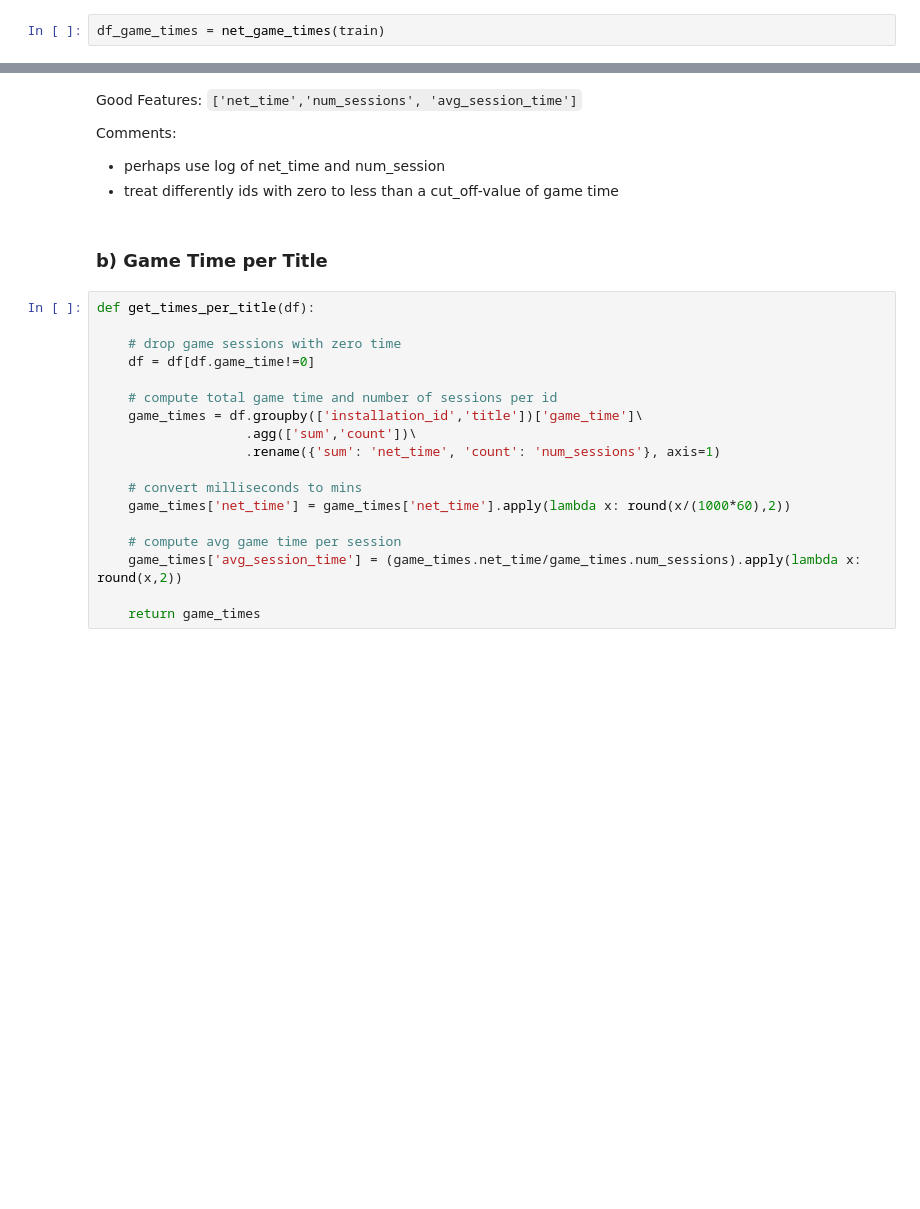
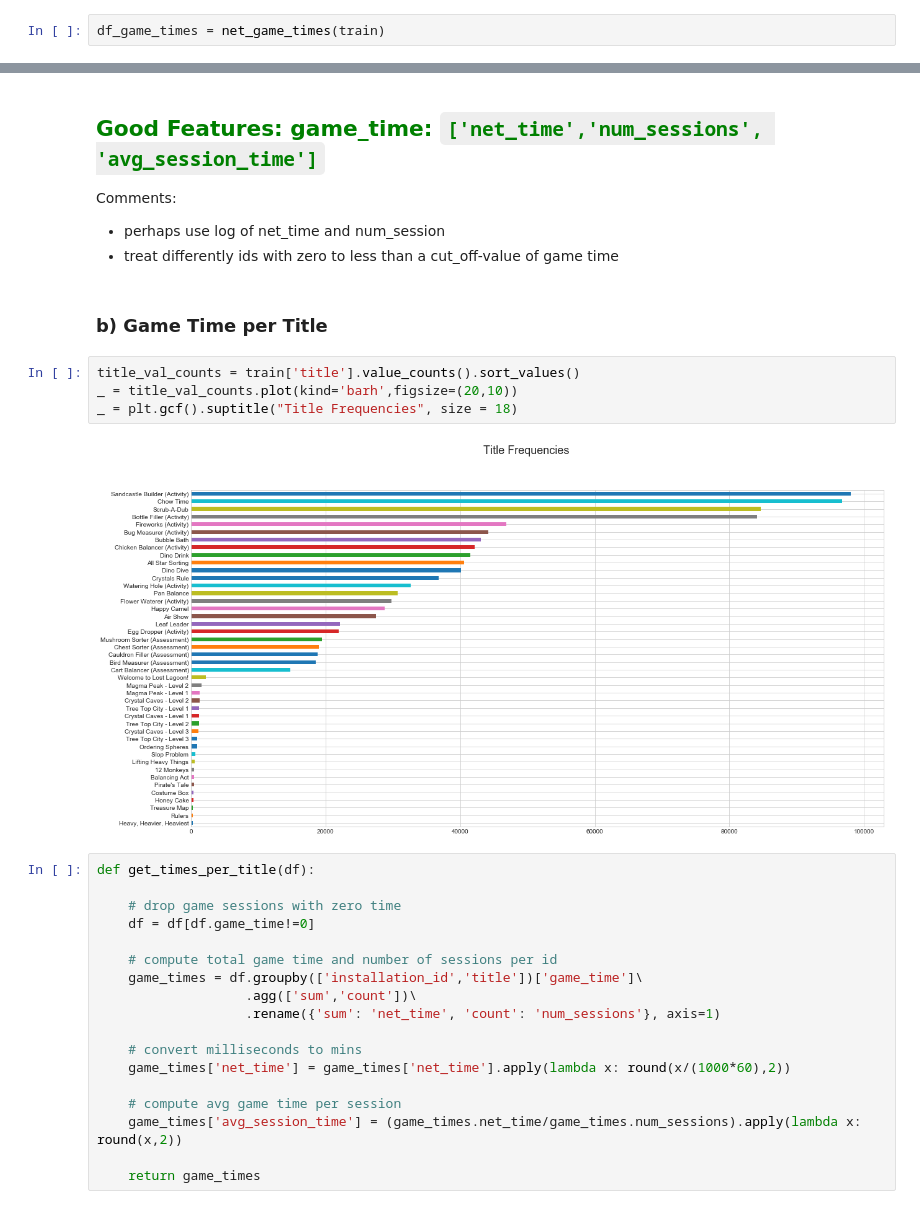
Before and after one commit to sainarenkantipudi/Data-Science, a Jupyter notebook: Projects/Kaggle_DSB/Feature Engineering V1.ipynb, the cells around one changed output, grey strips where cells are left out. Cells and saved outputs as stored; diff of their text form; blank space fills up the shorter version.

````diff
--- a/Projects/Kaggle_DSB/Feature Engineering V1.ipynb
+++ b/Projects/Kaggle_DSB/Feature Engineering V1.ipynb
@@ -182,11 +204,17 @@ _ = plt.ylabel('num_ids', fontsize=18)
 # %% [markdown]
-Good Features: ```['net_time','num_sessions', 'avg_session_time']```
+## <font color='green'> Good Features: game_time: ```['net_time','num_sessions', 'avg_session_time']``` </font>
 
 Comments:
 - perhaps use log of net_time and num_session
 - treat differently ids with zero to less than a cut_off-value of game time
 # %% [markdown]
 ### b) Game Time per Title
+# %%
+title_val_counts = train['title'].value_counts().sort_values()
+_ = title_val_counts.plot(kind='barh',figsize=(20,10))
+_ = plt.gcf().suptitle("Title Frequencies", size = 18)
+# %% [output]
+[figure, added]
 # %%
 def get_times_per_title(df):
 
````
Also changed, not shown: parts of 52 cells of this notebook, 1 other file.
